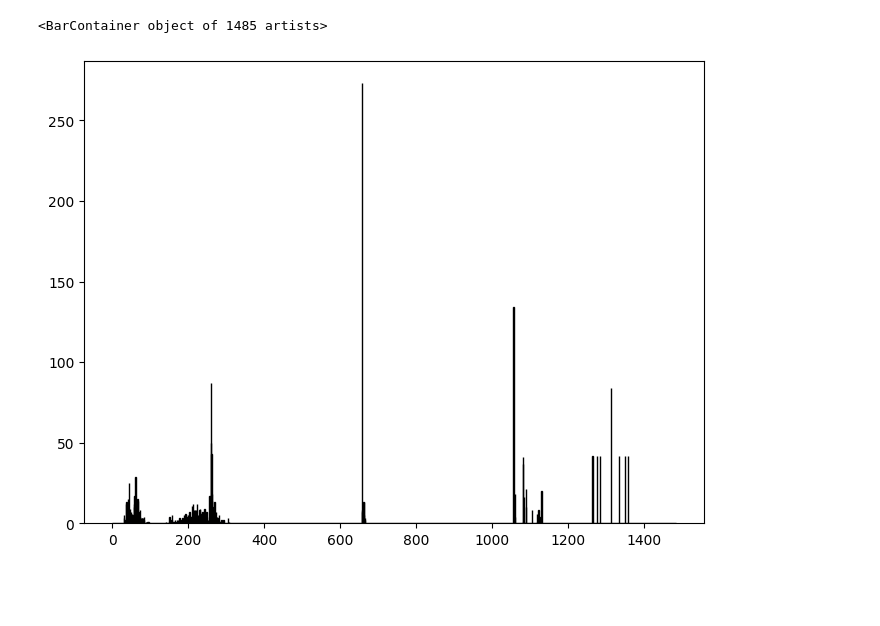
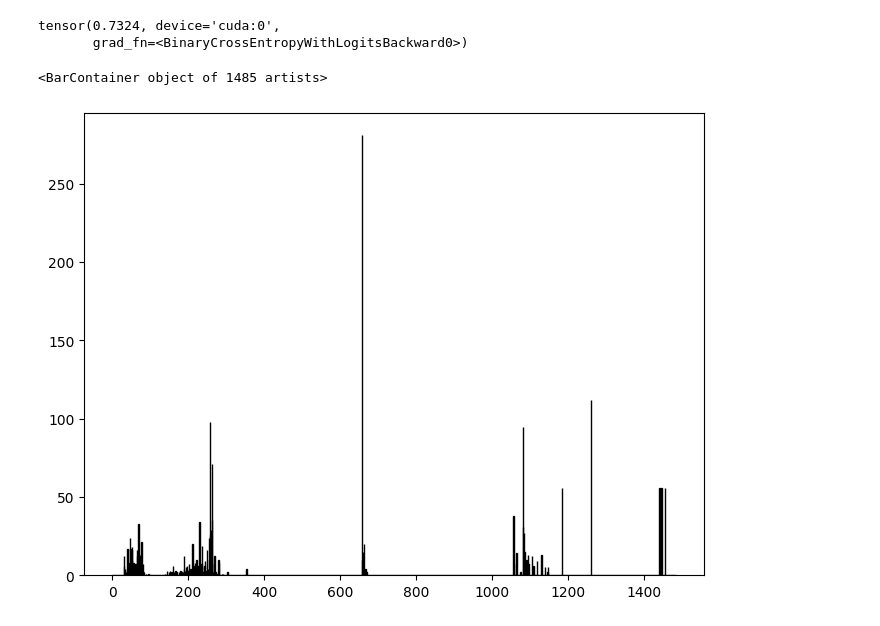
Before and after one commit to thorGabe123/Deep-Learning-Based-Sequence-Models-for-Music-Generation, a Jupyter notebook: test.ipynb, the cells around one changed output. Drawn from its saved outputs; the diff is of its cells as text; code cells hidden in the pictures; blank space fills up the shorter version.

```diff
--- a/test.ipynb
+++ b/test.ipynb
@@ -77,5 +90,7 @@ Epoch [2/200], Validation Loss: 6.0378
 KeyboardInterrupt:
-# %%
-for batch_idx, (src, trg, metadata) in enumerate(train_dataloader):
-        # Forward pass
-        output = model(src, metadata)
+# %%
+# dataset = processing.SequenceDataset("F:\\GitHub\\dataset\\np_dataset")
+for sequence, metadata in test_dataloader:
+    input = sequence[:, :-1].to(DEVICE)
+    target = sequence[:, 1:].to(DEVICE)
+    output = model(input)
@@ -82,10 +119,15 @@ for batch_idx, (src, trg, metadata) in enumerate(train_dataloader):
+# %%
+loss
+# %% [output]
+tensor(0.7324, device='cuda:0',
+       grad_fn=<BinaryCrossEntropyWithLogitsBackward0>)
 # %%
-flattened_tensor = src.flatten()
+flattened_tensor = input.flatten()
 bins = VOCAB_SIZE
 hist = torch.histc(flattened_tensor.int(), bins=bins, min=0, max=VOCAB_SIZE)
 import matplotlib.pyplot as plt
 plt.figure(figsize=(8, 6))
 plt.bar(range(bins), hist.cpu().int().numpy(), width=1, align='center', color='blue', edgecolor='black')
 # %% [output]
 <BarContainer object of 1485 artists>
-[figure, old version]
+[figure, new version]
```
Also changed, not shown: parts of 3 cells of this notebook, 6 other files.
